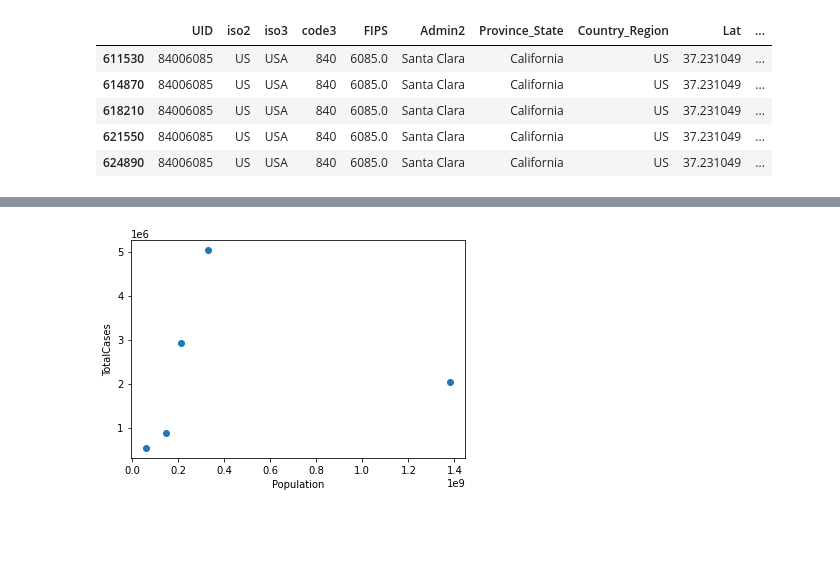
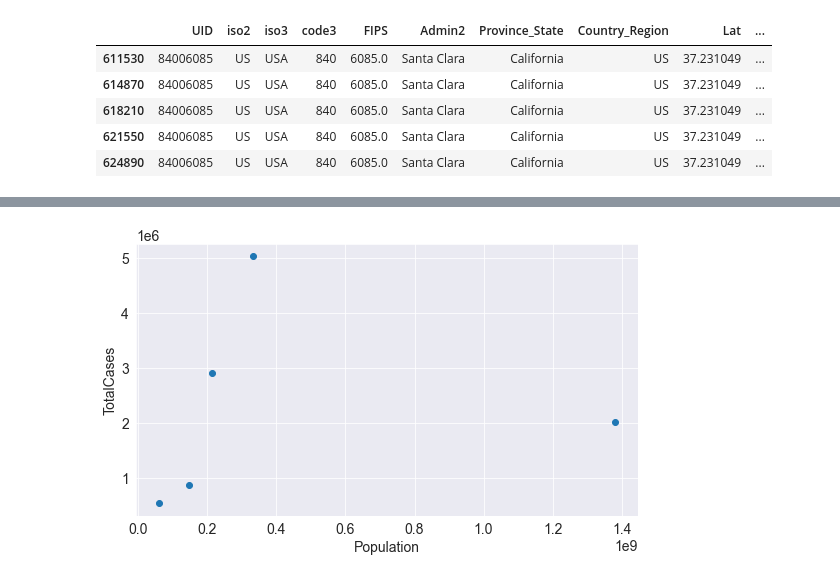
Before and after one commit to hemantkiri/Covid19, a Jupyter notebook: Covid19.ipynb, the cells around one changed output, grey strips where cells are left out. Cells and saved outputs as stored; diff of their text form; code cells hidden in the pictures; blank space fills up the shorter version.

```diff
--- a/Covid19.ipynb
+++ b/Covid19.ipynb
@@ -48,0 +70,9 @@ world_data.head(5)
+# %%
+sns.set_style("darkgrid")
+matplotlib.rcParams["font.size"] = 14
+matplotlib.rcParams["figure.figsize"] = (9,5)
+matplotlib.rcParams["figure.facecolor"] = "#00000000"
+
+plt.plot(world_data.TotalCases)
+plt.plot(world_data.TotalRecovered)
+plt.legend(["Total Cases", "Total Recovered", "Total Tests"]);
@@ -178,27 +124,27 @@ usacountywise_df.plot.scatter (x = "Confirmed", y = "Deaths", title = "Santa Cla
 # %%
 # Linear Regression (17.2.3)
 import pandas as pd
 from pathlib import Path
 import matplotlib.pyplot as plt
 from sklearn.linear_model import LinearRegression
 import os
 
 files=os.listdir('Covid-19')
 files
 
 def read_data(path,filename):
     return pd.read_csv(path+'/'+filename)
 
 path='Covid-19'
 world_data=read_data(path,files[0])
-world_data.head(5)
+world_data.head(6)
 
 Population = world_data.iloc[0:5]['Population']
 TotalCases = world_data.iloc[0:5]['TotalCases']
 
 plt.scatter(Population, TotalCases)
 plt.xlabel('Population')
 plt.ylabel('TotalCases')
 plt.show()
 # %% [output]
-[figure, old version]
+[figure, new version]
```
Also changed, not shown: parts of 22 cells of this notebook.
